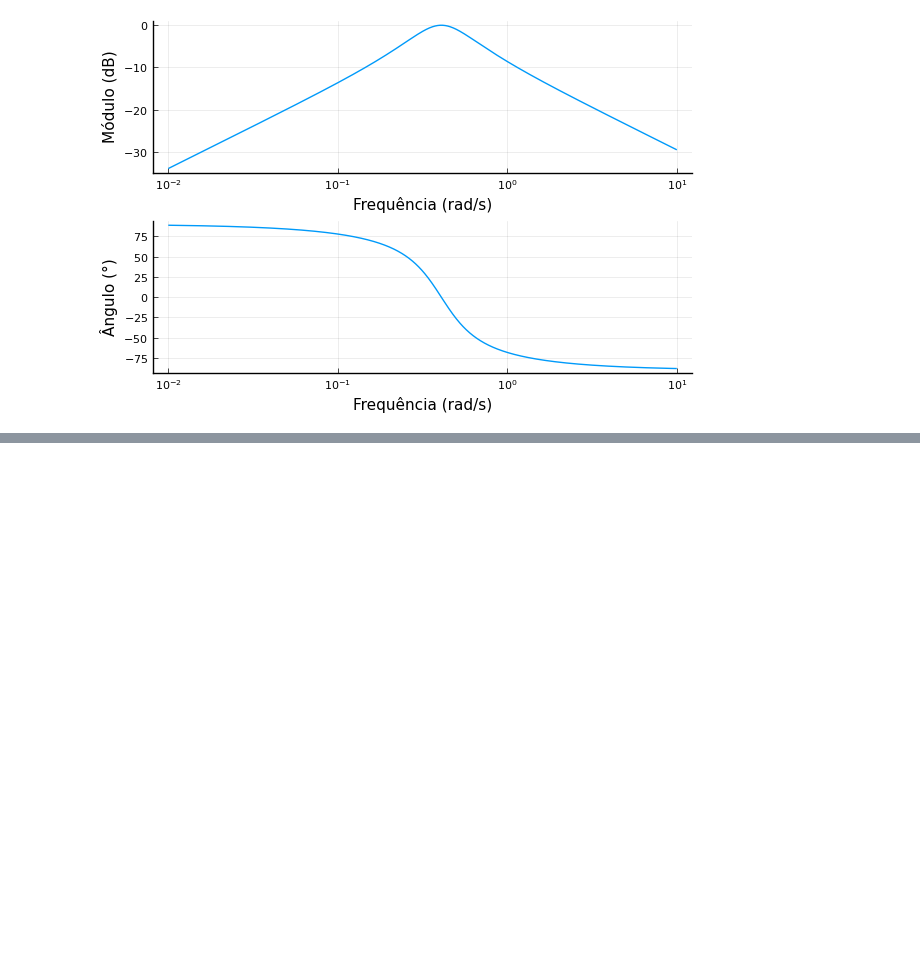
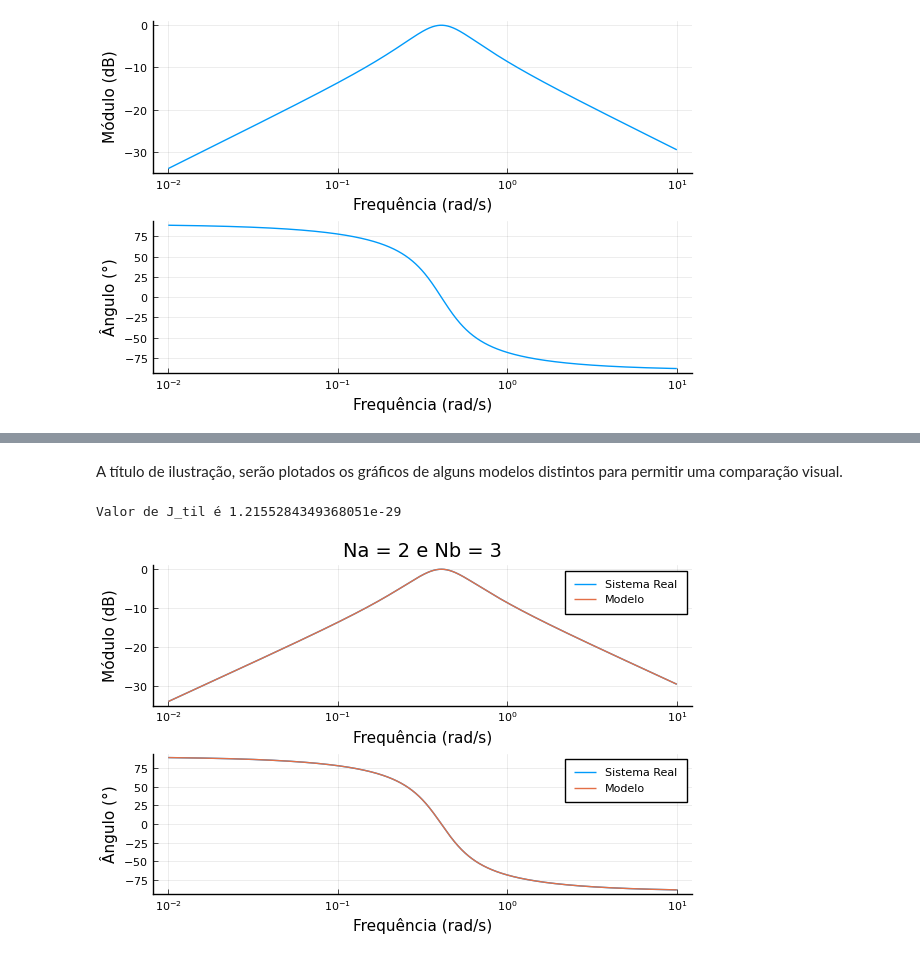
Before and after one commit to Ralubrusto/Practicing-Julia-and-System-Identification, a Jupyter notebook: Ex5/Exercicio5_RafaelStonoga.ipynb, the cells around one changed output, grey strips where cells are left out. Cells and saved outputs as stored; diff of their text form; code cells hidden in the pictures; blank space fills up the shorter version.

```diff
--- a/Ex5/Exercicio5_RafaelStonoga.ipynb
+++ b/Ex5/Exercicio5_RafaelStonoga.ipynb
@@ -69,0 +212,8 @@ plot(plot_mag, plot_pha, layout=(2,1), legend=false)
+# %% [markdown]
+A título de ilustração, serão plotados os gráficos de alguns modelos distintos para permitir uma comparação visual.
+# %%
+na, nb = 2, 3
+plota_modelo(na, nb)
+# %% [output]
+Valor de J_til é 1.2155284349368051e-29
+[figure, added]
```
Also changed, not shown: parts of 25 cells of this notebook.
